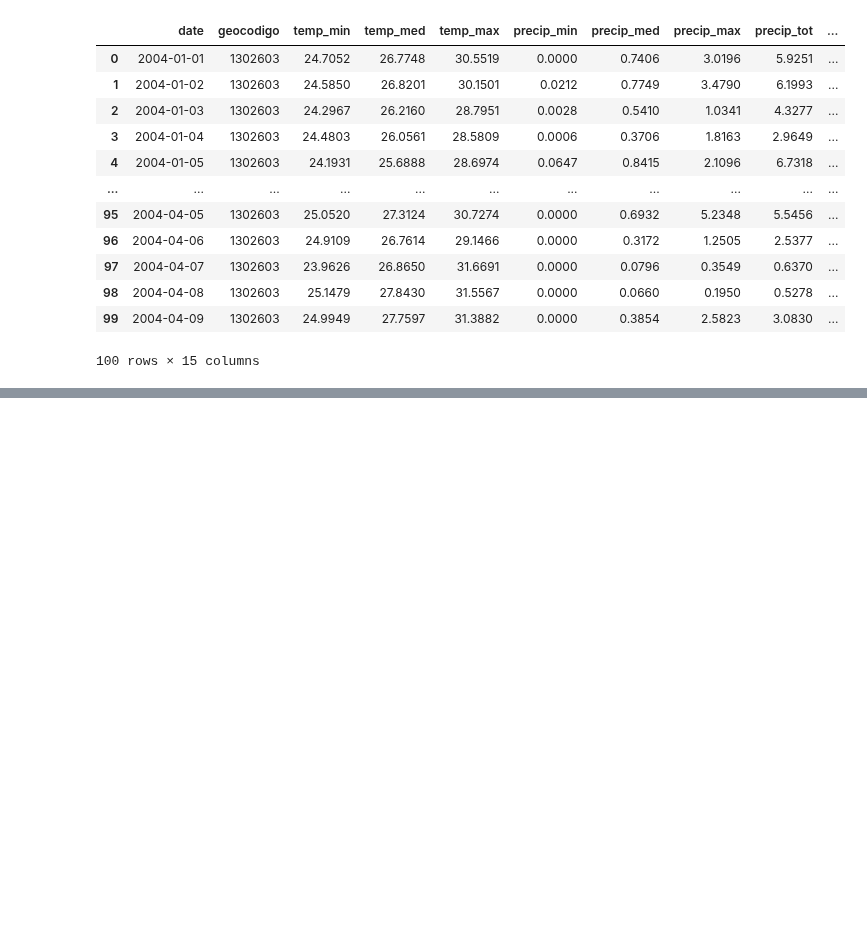
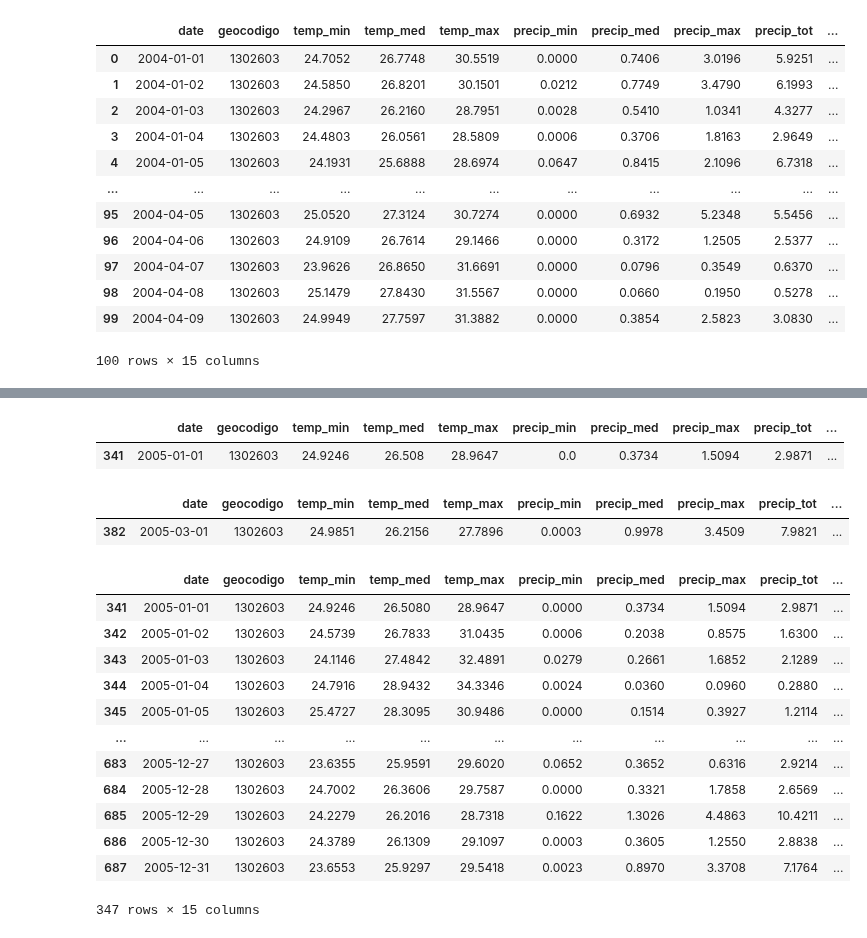
Before and after one commit to RaphaLevy/Study_on_Malaria_dynamics, a Jupyter notebook: mosqlimate_api.ipynb, the cells around one changed output, grey strips where cells are left out. Drawn from its saved outputs; the diff is of its cells as text; code cells hidden in the pictures; blank space fills up the shorter version.

```diff
--- a/mosqlimate_api.ipynb
+++ b/mosqlimate_api.ipynb
@@ -342,0 +473,26 @@ df[df.get('date')=='2005-05-01']
+# %%
+df[df.get('date')=='2005-01-01']
+# %% [output]
+|  | date | geocodigo | temp_min | temp_med | temp_max | precip_min | precip_med | precip_max | precip_tot | ... |
+| 341 | 2005-01-01 | 1302603 | 24.9246 | 26.508 | 28.9647 | 0.0 | 0.3734 | 1.5094 | 2.9871 | ... |
+# %%
+df[df.get('date')=='2005-03-01']
+# %% [output]
+|  | date | geocodigo | temp_min | temp_med | temp_max | precip_min | precip_med | precip_max | precip_tot | ... |
+| 382 | 2005-03-01 | 1302603 | 24.9851 | 26.2156 | 27.7896 | 0.0003 | 0.9978 | 3.4509 | 7.9821 | ... |
+# %%
+df[df.get('date').str.contains('2005')]
+# %% [output]
+|  | date | geocodigo | temp_min | temp_med | temp_max | precip_min | precip_med | precip_max | precip_tot | ... |
+| 341 | 2005-01-01 | 1302603 | 24.9246 | 26.5080 | 28.9647 | 0.0000 | 0.3734 | 1.5094 | 2.9871 | ... |
+| 342 | 2005-01-02 | 1302603 | 24.5739 | 26.7833 | 31.0435 | 0.0006 | 0.2038 | 0.8575 | 1.6300 | ... |
+| 343 | 2005-01-03 | 1302603 | 24.1146 | 27.4842 | 32.4891 | 0.0279 | 0.2661 | 1.6852 | 2.1289 | ... |
+| 344 | 2005-01-04 | 1302603 | 24.7916 | 28.9432 | 34.3346 | 0.0024 | 0.0360 | 0.0960 | 0.2880 | ... |
+| 345 | 2005-01-05 | 1302603 | 25.4727 | 28.3095 | 30.9486 | 0.0000 | 0.1514 | 0.3927 | 1.2114 | ... |
+| ... | ... | ... | ... | ... | ... | ... | ... | ... | ... | ... |
+| 683 | 2005-12-27 | 1302603 | 23.6355 | 25.9591 | 29.6020 | 0.0652 | 0.3652 | 0.6316 | 2.9214 | ... |
+| 684 | 2005-12-28 | 1302603 | 24.7002 | 26.3606 | 29.7587 | 0.0000 | 0.3321 | 1.7858 | 2.6569 | ... |
+| 685 | 2005-12-29 | 1302603 | 24.2279 | 26.2016 | 28.7318 | 0.1622 | 1.3026 | 4.4863 | 10.4211 | ... |
+| 686 | 2005-12-30 | 1302603 | 24.3789 | 26.1309 | 29.1097 | 0.0003 | 0.3605 | 1.2550 | 2.8838 | ... |
+| 687 | 2005-12-31 | 1302603 | 23.6553 | 25.9297 | 29.5418 | 0.0023 | 0.8970 | 3.3708 | 7.1764 | ... |
+347 rows × 15 columns
```
Also changed, not shown: parts of 27 cells of this notebook.
